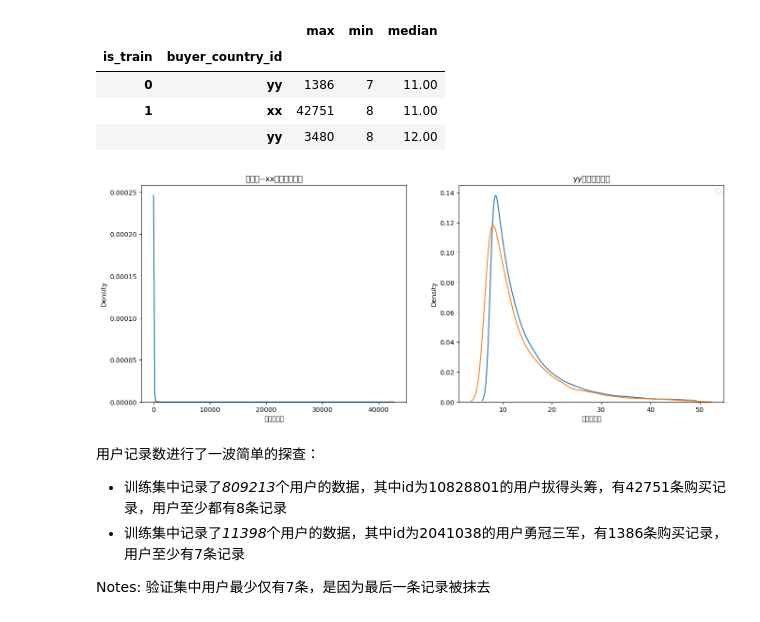
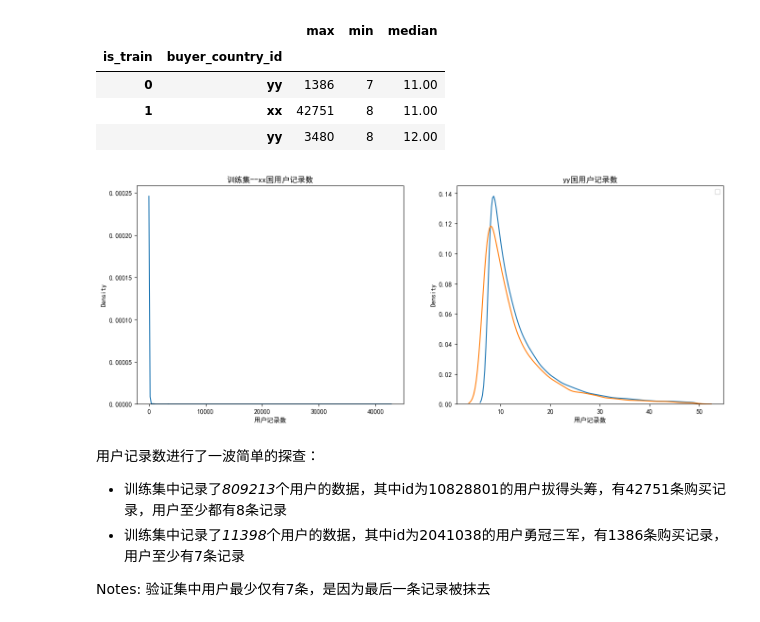
Before and after one commit to surpoloyang/Practical_Learning__Machine_Learning_May, a Jupyter notebook: Past-Competition-learning/Cross-border-E-commerce-Algorithm-Competition/code/AntaiCup-Data-Exploration-And-Analysis.ipynb, the cells around one changed output. Cells and saved outputs as stored; diff of their text form; code cells hidden in the pictures.

```diff
--- a/Past-Competition-learning/Cross-border-E-commerce-Algorithm-Competition/code/AntaiCup-Data-Exploration-And-Analysis.ipynb
+++ b/Past-Competition-learning/Cross-border-E-commerce-Algorithm-Competition/code/AntaiCup-Data-Exploration-And-Analysis.ipynb
@@ -253,6 +244,7 @@ groupby_cnt_ratio(df, [])
 |  | yy | 2232867 | 1.00 |
 | 0 | yy | 166832 | 1.00 |
 # %%
+plt.rcParams['font.sans-serif'] = ['SimHei']  # 设置中文字体为黑体
 plt.figure(figsize=(8,6))
 sns.countplot(x='is_train', data = df, palette=['red', 'blue'], hue='buyer_country_id', order=[1, 0])
 plt.xticks(np.arange(2), ('训练集', '测试集'))
@@ -344,16 +334,17 @@ admin_cnt.groupby(['is_train','buyer_country_id'])['count'].agg(['max','min','me
 | 1 | xx | 42751 | 8 | 11.00 |
 |  | yy | 3480 | 8 | 12.00 |
 # %%
+plt.rcParams['font.sans-serif'] = ['SimHei']  # 设置中文字体为黑体
 fig, ax = plt.subplots(1, 2 ,figsize=(16,6))
 ax[0].set(xlabel='用户记录数')
 sns.kdeplot(admin_cnt.loc[(1, 'xx')]['count'].values, ax=ax[0]).set_title('训练集--xx国用户记录数')
 
 ax[1].legend(labels=['训练集', '测试集'], loc="upper right")
 ax[1].set(xlabel='用户记录数')
 sns.kdeplot(admin_cnt[admin_cnt['count']<50].loc[(1, 'yy')]['count'].values, ax=ax[1]).set_title('yy国用户记录数')
 sns.kdeplot(admin_cnt[admin_cnt['count']<50].loc[(0, 'yy')]['count'].values, ax=ax[1]);
 # %% [output]
-[figure, old version]
+[figure, new version]
 # %% [markdown]
 用户记录数进行了一波简单的探查：
 * 训练集中记录了*809213*个用户的数据，其中id为10828801的用户拔得头筹，有42751条购买记录，用户至少都有8条记录
```
Also changed, not shown: parts of 45 cells of this notebook, 1 other file.
